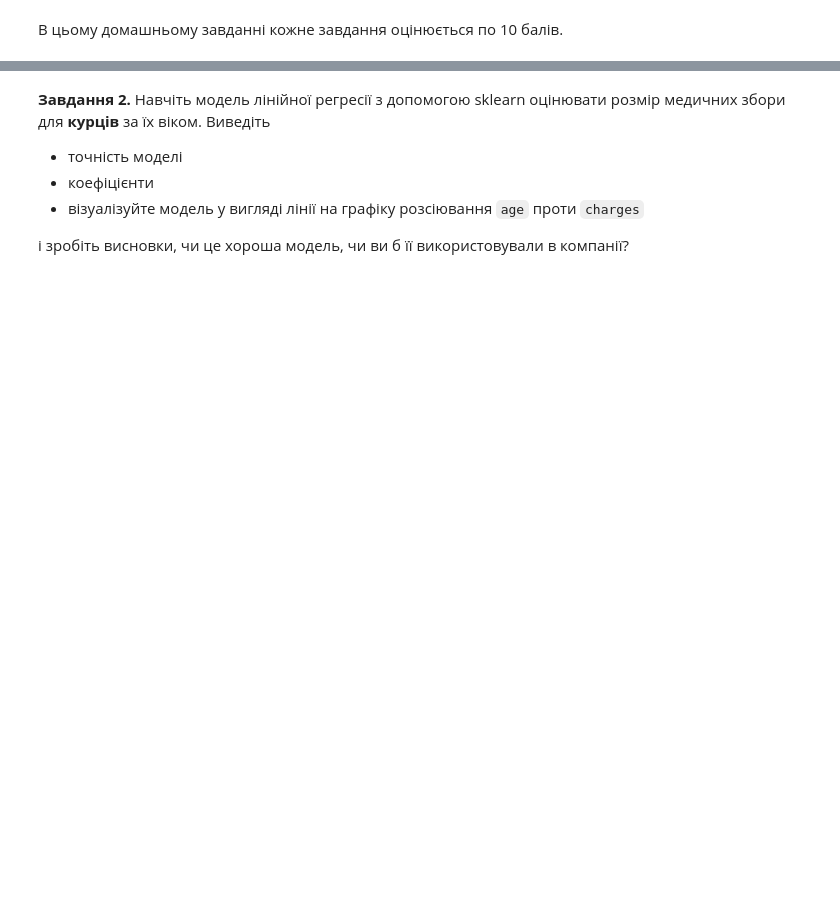
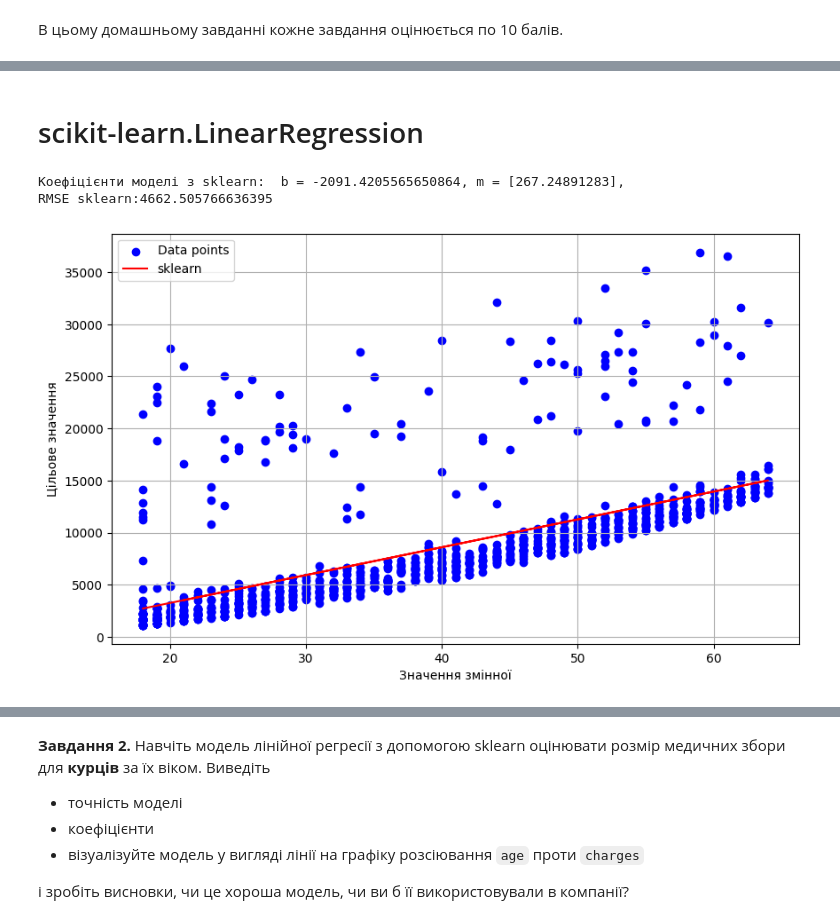
Before and after one commit to Alenushka2013/ML_for_people_tasks, a Jupyter notebook: HW_2_1_Building_a_linear_regression_on_one_attribute.ipynb, the cells around one changed output, grey strips where cells are left out. Cells and saved outputs as stored; diff of their text form; code cells hidden in the pictures; blank space fills up the shorter version.

```diff
--- a/HW_2_1_Building_a_linear_regression_on_one_attribute.ipynb
+++ b/HW_2_1_Building_a_linear_regression_on_one_attribute.ipynb
@@ -27,0 +117,25 @@ non_smoker_df = medical_df[medical_df.smoker == 'no']
+# %% [markdown]
+# scikit-learn.LinearRegression
+# %%
+from sklearn.linear_model import LinearRegression
+
+# Модель лінійної регресії засобами Scikit-learn (МНК)
+lin_reg = LinearRegression()
+
+X_lr = np.array(X).reshape(-1, 1)
+
+lin_reg.fit(X_lr, y)
+
+predictions_sklearn = lin_reg.predict(X_lr)
+
+print(f'Коефіцієнти моделі з sklearn:  b = {lin_reg.intercept_}, m = {lin_reg.coef_},')
+
+rmse_sklearn = root_mean_squared_error(y, predictions_sklearn)
+print(f'RMSE sklearn:{rmse_sklearn}')
+
+# Візуалізація результатів
+visual_result(X, y, predictions_sklearn, 'sklearn')
+# %% [output]
+Коефіцієнти моделі з sklearn:  b = -2091.4205565650864, m = [267.24891283],
+RMSE sklearn:4662.505766636395
+[figure, added]
```
Also changed, not shown: parts of 12 cells of this notebook.
